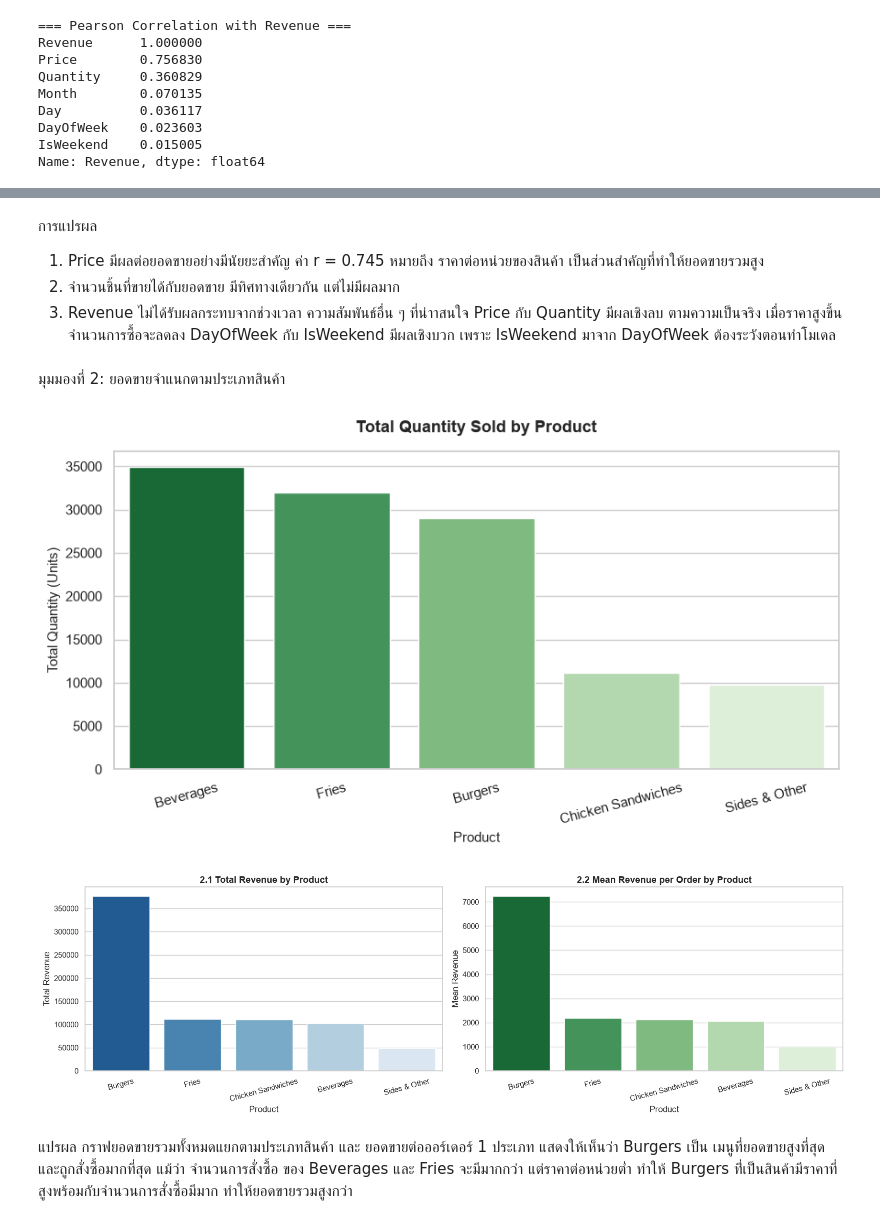
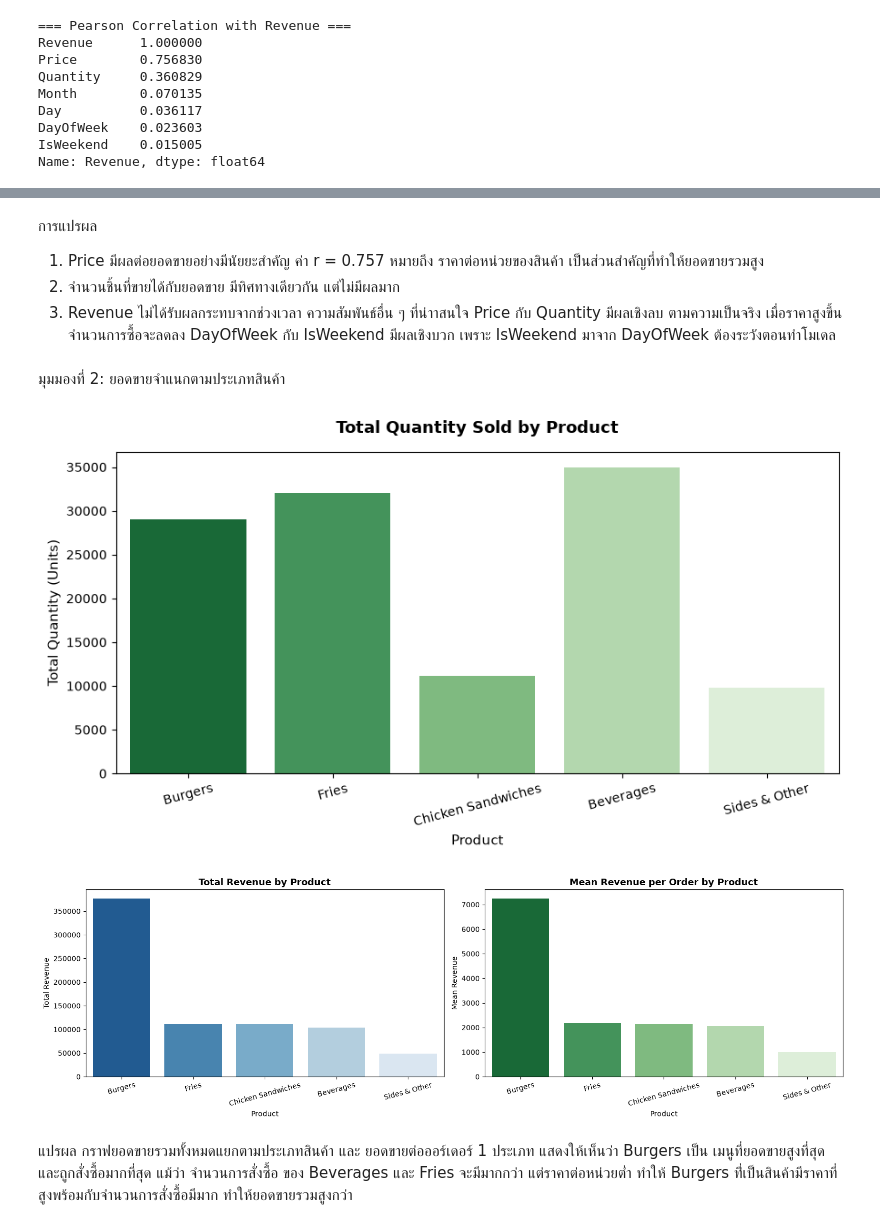
Before and after one commit to PPua1/DataSci, a Jupyter notebook: Resturant.ipynb, the cells around one changed output, grey strips where cells are left out. Drawn from its saved outputs; the diff is of its cells as text; code cells hidden in the pictures.

```diff
--- a/Resturant.ipynb
+++ b/Resturant.ipynb
@@ -400,7 +398,7 @@ plt.show()
 # %% [markdown]
 การแปรผล
 
-1. Price มีผลต่อยอดขายอย่างมีนัยยะสำคัญ ค่า r = 0.745 หมายถึง ราคาต่อหน่วยของสินค้า เป็นส่วนสำคัญที่ทำให้ยอดขายรวมสูง
+1. Price มีผลต่อยอดขายอย่างมีนัยยะสำคัญ ค่า r = 0.757 หมายถึง ราคาต่อหน่วยของสินค้า เป็นส่วนสำคัญที่ทำให้ยอดขายรวมสูง
 2. จำนวนชิ้นที่ขายได้กับยอดขาย มีทิศทางเดียวกัน แต่ไม่มีผลมาก
 3. Revenue ไม่ได้รับผลกระทบจากช่วงเวลา
 ความสัมพันธ์อื่น ๆ ที่น่าาสนใจ
@@ -411,26 +409,26 @@ DayOfWeek กับ IsWeekend มีผลเชิงบวก เพราะ
 # %%
 plt.figure(figsize=(9, 5))
 
 # พล็อตกราฟแท่ง Total Quantity
 ax = sns.barplot(
-    data=product_qty,
+    data= product_summary,
     x='Product',
     y='Total_Quantity',
     hue='Product',
     palette='Greens_r',
     legend=False
 )
 
 plt.title('Total Quantity Sold by Product', fontsize=13, fontweight='bold', pad=15)
 plt.xlabel('Product', fontsize=11)
 plt.ylabel('Total Quantity (Units)', fontsize=11)
 plt.xticks(rotation=15)
 
 
 plt.tight_layout()
 plt.show()
 # %% [output]
-[figure, old version]
+[figure, new version]
 # %%
 fig, axes = plt.subplots(1, 2, figsize=(16, 5))
 
@@ -444,7 +442,7 @@ sns.barplot(
     ax=axes[0]
 )
 #ยอดขายรวมทั้งหมดแยกตามประเภทสินค้า
-axes[0].set_title('2.1 Total Revenue by Product',fontsize=13,fontweight='bold')
+axes[0].set_title('Total Revenue by Product',fontsize=13,fontweight='bold')
 axes[0].set_xlabel('Product')
 axes[0].set_ylabel('Total Revenue')
 axes[0].tick_params(axis='x', rotation=15)
@@ -462,7 +460,7 @@ sns.barplot(
     ax = axes[1]
 )
 
-axes[1].set_title('2.2 Mean Revenue per Order by Product', fontsize=13, fontweight='bold')
+axes[1].set_title('Mean Revenue per Order by Product', fontsize=13, fontweight='bold')
 axes[1].set_xlabel('Product')
 axes[1].set_ylabel('Mean Revenue')
 axes[1].tick_params(axis='x', rotation=15)
@@ -473,7 +471,7 @@ plt.tight_layout()
 # แสดงกราฟ
 plt.show()
 # %% [output]
-[figure, old version]
+[figure, new version]
 # %% [markdown]
 แปรผล
 กราฟยอดขายรวมทั้งหมดแยกตามประเภทสินค้า และ ยอดขายต่อออร์เดอร์ 1 ประเภท แสดงให้เห็นว่า Burgers เป็น เมนูที่ยอดขายสูงที่สุด  และถูกสั่งซื้อมากที่สุด แม้ว่า
```
Also changed, not shown: parts of 62 cells of this notebook.
